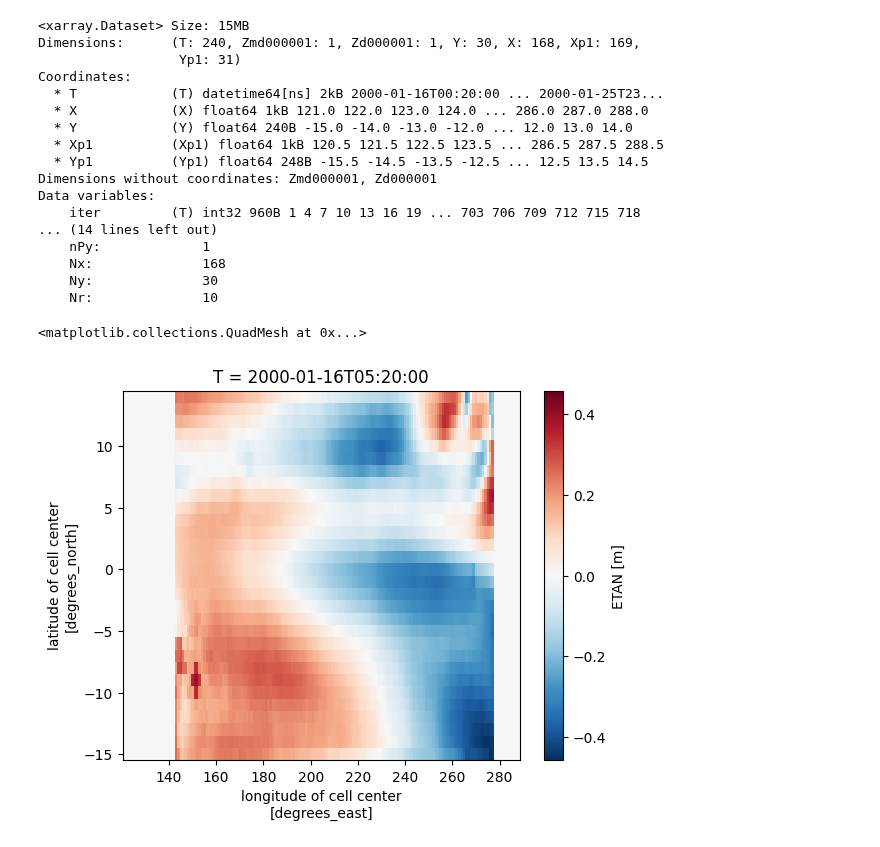
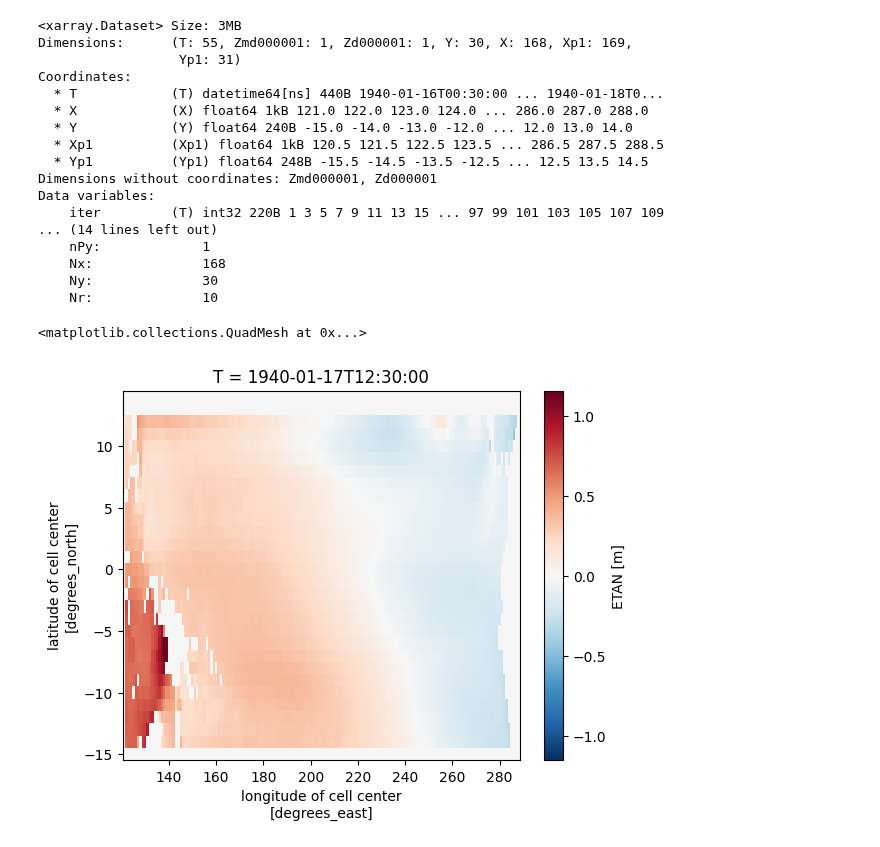
Before and after one commit to FattyZH/eqp-dlfv-mitgcm-era5, a Jupyter notebook: script/analysis.ipynb, the cells around one changed output. Saved outputs shown, nothing was run; the diff lists cells and outputs as text; code cells hidden in the pictures.

```diff
--- a/script/analysis.ipynb
+++ b/script/analysis.ipynb
@@ -36,32 +35,34 @@ Data variables: (12/56)
 # %%
 import MITgcmutils as mutils
 import numpy as np
 import xarray as xr
 import matplotlib.pyplot as plt
 a = xr.load_dataset('../run/mnc_exp_0001/surf.0000000000.t001.nc')
 display(a)
-a['ETAN'][5].plot()
+# plt.figure(figsize=(16,4.8))
+a['ETAN'][36].plot()
+# plt.gca().set_aspect('equal')
 # plt.colorbar()
 # %% [output]
-<xarray.Dataset> Size: 15MB
-Dimensions:      (T: 240, Zmd000001: 1, Zd000001: 1, Y: 30, X: 168, Xp1: 169,
+<xarray.Dataset> Size: 3MB
+Dimensions:      (T: 55, Zmd000001: 1, Zd000001: 1, Y: 30, X: 168, Xp1: 169,
                   Yp1: 31)
 Coordinates:
-  * T            (T) datetime64[ns] 2kB 2000-01-16T00:20:00 ... 2000-01-25T23...
+  * T            (T) datetime64[ns] 440B 1940-01-16T00:30:00 ... 1940-01-18T0...
   * X            (X) float64 1kB 121.0 122.0 123.0 124.0 ... 286.0 287.0 288.0
   * Y            (Y) float64 240B -15.0 -14.0 -13.0 -12.0 ... 12.0 13.0 14.0
   * Xp1          (Xp1) float64 1kB 120.5 121.5 122.5 123.5 ... 286.5 287.5 288.5
   * Yp1          (Yp1) float64 248B -15.5 -14.5 -13.5 -12.5 ... 12.5 13.5 14.5
 Dimensions without coordinates: Zmd000001, Zd000001
 Data variables:
-    iter         (T) int32 960B 1 4 7 10 13 16 19 ... 703 706 709 712 715 718
+    iter         (T) int32 220B 1 3 5 7 9 11 13 15 ... 97 99 101 103 105 107 109
 ... (14 lines left out)
     nPy:             1
     Nx:              168
     Ny:              30
     Nr:              10
 <matplotlib.collections.QuadMesh at 0x...>
-[figure, old version]
+[figure, new version]
 # %%
 import MITgcmutils as mutils
 import numpy as np
```
Also changed, not shown: parts of 2 cells of this notebook, 7 other files.
